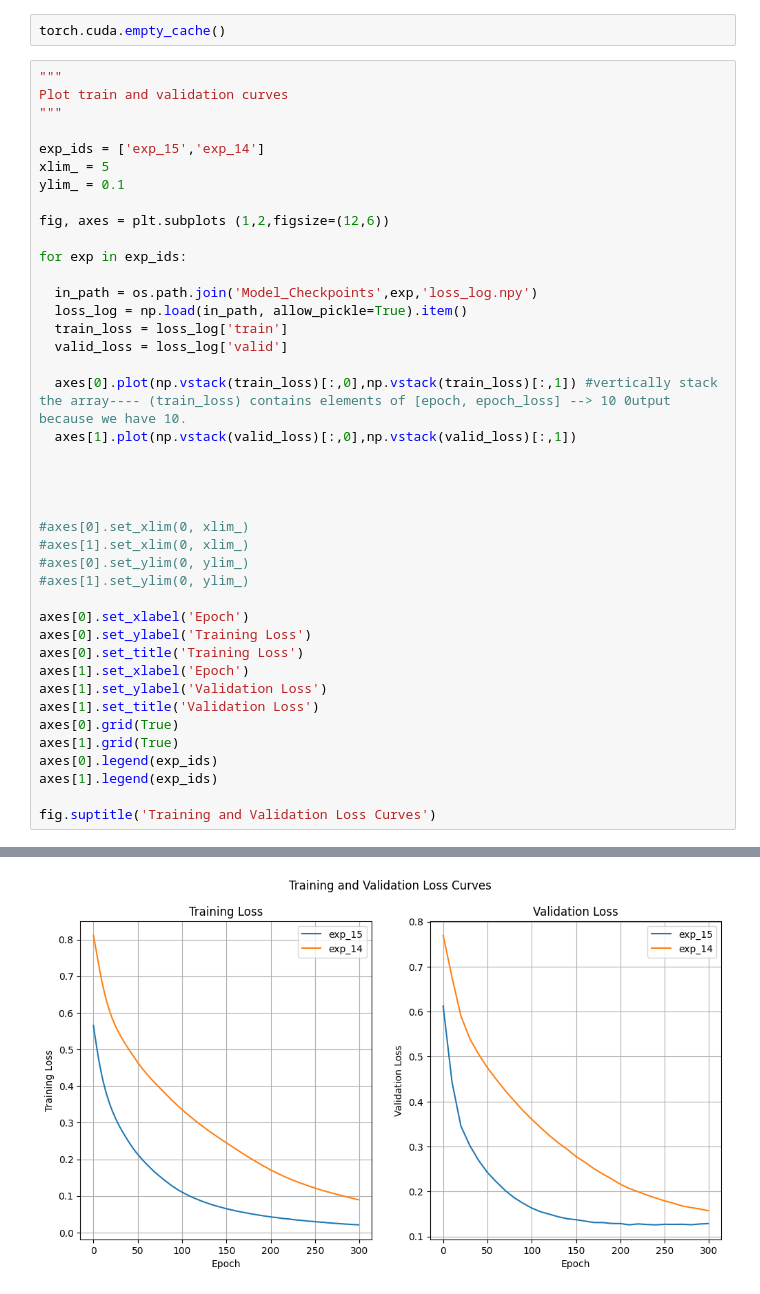
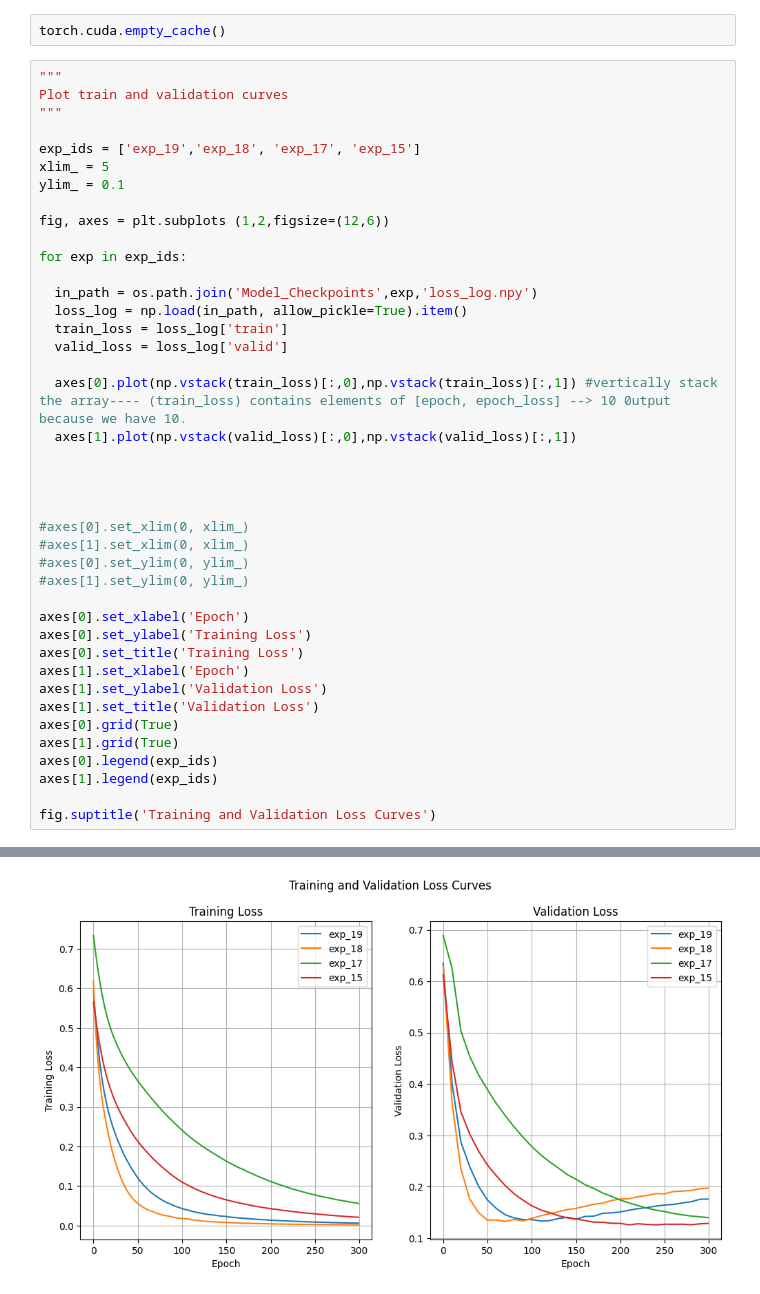
Before and after one commit to 87tana/SemanticSegmentation-in-Medical-Imaging, a Jupyter notebook: Tumor_Semantic_Segmentation_modif.ipynb, the cells around one changed output, grey strips where cells are left out. Saved outputs shown, nothing was run; the diff lists cells and outputs as text.

```diff
--- a/Tumor_Semantic_Segmentation_modif.ipynb
+++ b/Tumor_Semantic_Segmentation_modif.ipynb
@@ -140,7 +137,7 @@ torch.cuda.empty_cache()
 Plot train and validation curves
 """
 
-exp_ids = ['exp_15','exp_14']
+exp_ids = ['exp_19','exp_18', 'exp_17', 'exp_15']
 xlim_ = 5
 ylim_ = 0.1
 
@@ -151,34 +148,34 @@ for exp in exp_ids:
   in_path = os.path.join('Model_Checkpoints',exp,'loss_log.npy')
   loss_log = np.load(in_path, allow_pickle=True).item()
   train_loss = loss_log['train']
   valid_loss = loss_log['valid']
 
   axes[0].plot(np.vstack(train_loss)[:,0],np.vstack(train_loss)[:,1]) #vertically stack the array---- (train_loss) contains elements of [epoch, epoch_loss] --> 10 0utput because we have 10.
   axes[1].plot(np.vstack(valid_loss)[:,0],np.vstack(valid_loss)[:,1])
 
 
 
 
 #axes[0].set_xlim(0, xlim_)
 #axes[1].set_xlim(0, xlim_)
 #axes[0].set_ylim(0, ylim_)
 #axes[1].set_ylim(0, ylim_)
 
 axes[0].set_xlabel('Epoch')
 axes[0].set_ylabel('Training Loss')
 axes[0].set_title('Training Loss')
 axes[1].set_xlabel('Epoch')
 axes[1].set_ylabel('Validation Loss')
 axes[1].set_title('Validation Loss')
 axes[0].grid(True)
 axes[1].grid(True)
 axes[0].legend(exp_ids)
 axes[1].legend(exp_ids)
 
 fig.suptitle('Training and Validation Loss Curves')
 # %% [output]
 Text(0.5, 0.98, 'Training and Validation Loss Curves')
-[figure, old version]
+[figure, new version]
 # %%
 """
 Visualize sample validation result.
```
Also changed, not shown: parts of 9 cells of this notebook.
